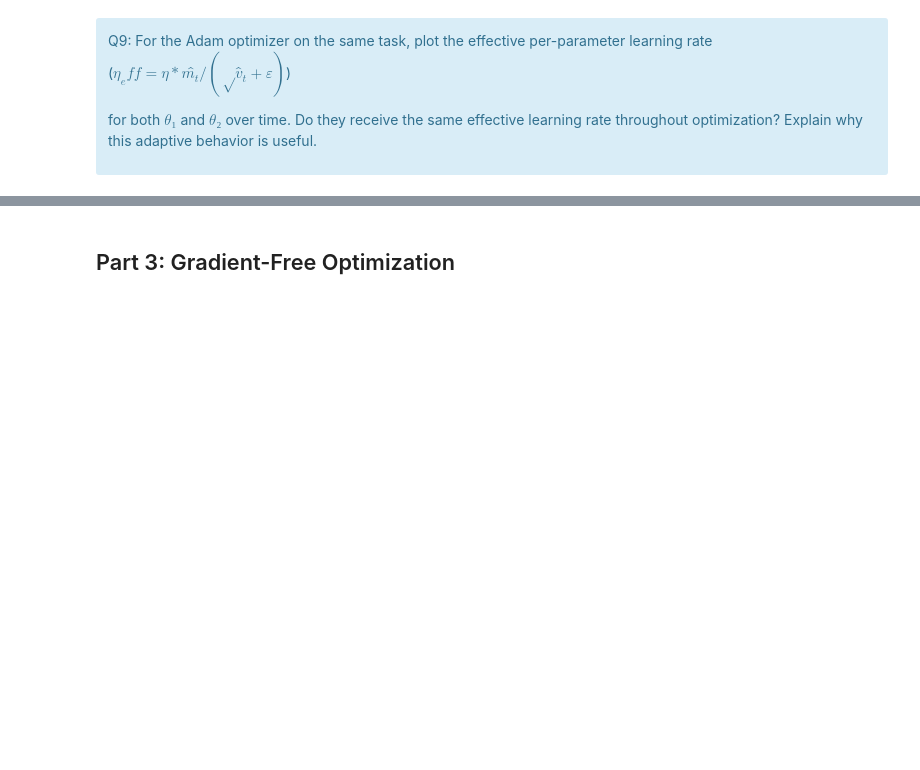
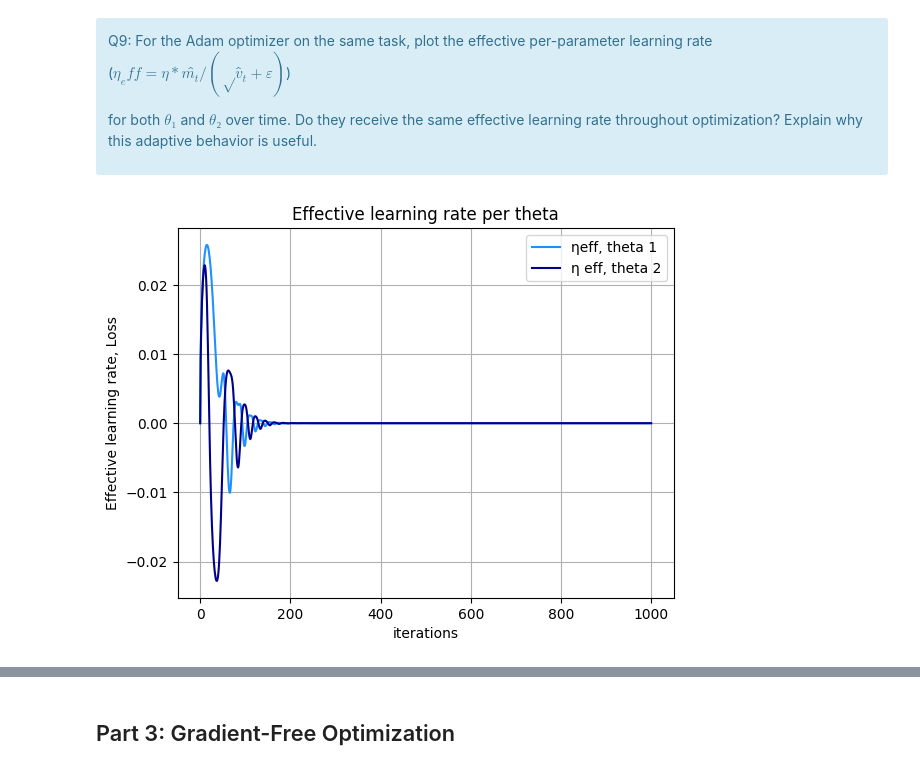
Before and after one commit to nnniels/SDD-stochastic, a Jupyter notebook: notebooks/control_BE.ipynb, the cells around one changed output, grey strips where cells are left out. Cells and saved outputs as stored; diff of their text form; code cells hidden in the pictures; blank space fills up the shorter version.

```diff
--- a/notebooks/control_BE.ipynb
+++ b/notebooks/control_BE.ipynb
@@ -871,3 +876,35 @@ Q9: For the Adam optimizer on the same task, plot the effective per-parameter le
 ($η_eff = η * m̂_t / (√v̂_t + ε)$)
 
 for both $θ₁$ and $θ₂$ over time. Do they receive the same effective learning rate throughout optimization? Explain why this adaptive behavior is useful.</div>
+# %%
+# same computation, with parameters
+betas = np.array([0.9, 0.9])
+betasT = np.array([0.9, 0.9])
+eps = 0.1
+theta_hist, loss_hist, ee_traj,v_hist, m_hist = adam_gradient_descent(theta_init,
+                                                    target,
+                                                    lengths,
+                                                    betas=betas,
+                                                    betasT=betasT,
+                                                    eps = eps,
+                                                    learning_rate=eta,
+                                                    n_iterations=n_max_iter,
+                                                    lambda_obs=10.0)
+
+# compute effective learning rate
+m_hat = m_hist / (1-betasT[0])
+v_hat = v_hist / (1-betasT[1])
+eta_eff = eta * m_hat / (np.sqrt(v_hat) + eps)
+
+plt.figure()
+plt.title("Effective learning rate per theta")
+# plt.plot(loss_hist, label="loss", color="lightgrey")
+plt.plot(eta_eff[:, 0], label="ηeff, theta 1", color="dodgerblue")
+plt.plot(eta_eff[:, 1], label="η eff, theta 2", color="darkblue")
+plt.xlabel("iterations")
+plt.ylabel("Effective learning rate, Loss")
+plt.grid()
+plt.legend()
+plt.show()
+# %% [output]
+[figure, added]
```
Also changed, not shown: parts of 11 cells of this notebook.
